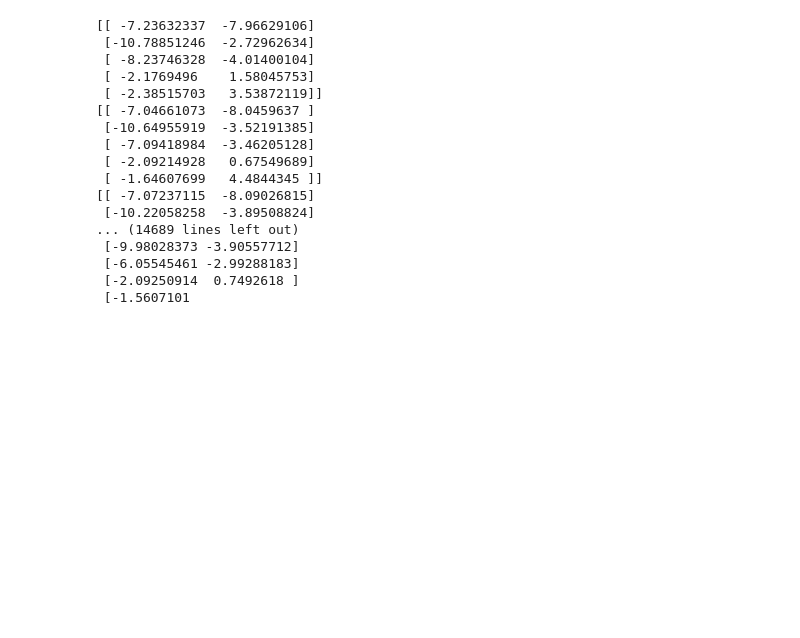
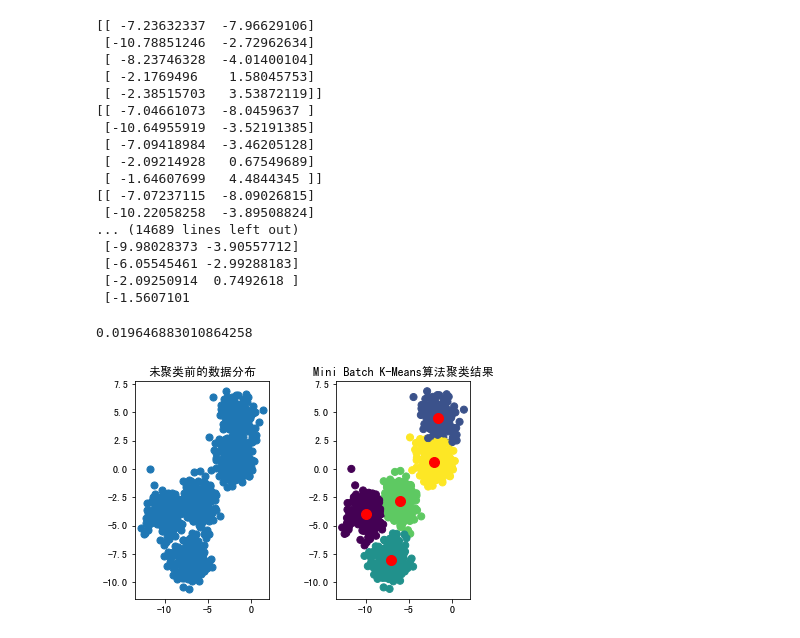
Before and after one commit to yscs2020/2021_to_improve, a Jupyter notebook: 202107/ml_algorithm/km++.ipynb, the cells around one changed output. Saved outputs shown, nothing was run; the diff lists cells and outputs as text; code cells hidden in the pictures; blank space fills up the shorter version.

```diff
--- a/202107/ml_algorithm/km++.ipynb
+++ b/202107/ml_algorithm/km++.ipynb
@@ -131,3 +131,34 @@ if __name__=='__main__':
  [-6.05545461 -2.99288183]
  [-2.09250914  0.7492618 ]
  [-1.5607101
+# %%
+import time
+import matplotlib.pyplot as plt
+import matplotlib
+from sklearn.cluster import MiniBatchKMeans
+from sklearn.datasets import make_blobs
+matplotlib.rcParams['font.sans-serif']=[u'SimHei']
+matplotlib.rcParams['axes.unicode_minus']=False
+k = 5
+
+X,y  = make_blobs(n_samples=1000,n_features=2,centers=k,random_state=1)
+s = time.time()
+km = MiniBatchKMeans(n_clusters=k,batch_size=100)
+km.fit(X)
+print(time.time()-s)
+# %% [output]
+0.019646883010864258
+# %%
+label_pred = km.labels_
+centroids = km.cluster_centers_
+plt.subplot(121)
+plt.scatter(X[:,0],X[:,1],s=50)
+plt.title('未聚类前的数据分布')
+plt.subplots_adjust(wspace=0.5)
+plt.subplot(122)
+plt.scatter(X[:,0],X[:,1],c=label_pred,s=50,cmap='viridis')
+plt.scatter(centroids[:,0],centroids[:,1],c='red',marker='o',s=100)
+plt.title("Mini Batch K-Means算法聚类结果")
+plt.show()
+# %% [output]
+[figure, added]
```
